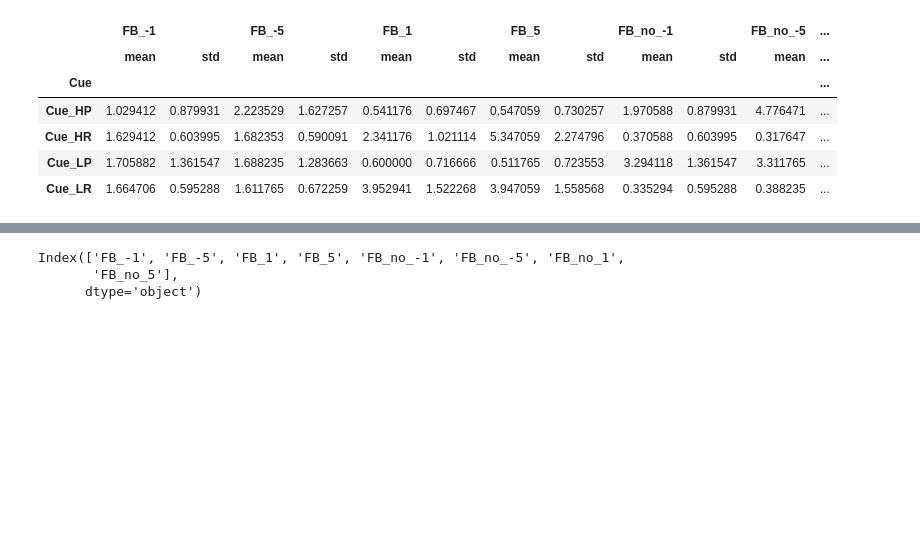
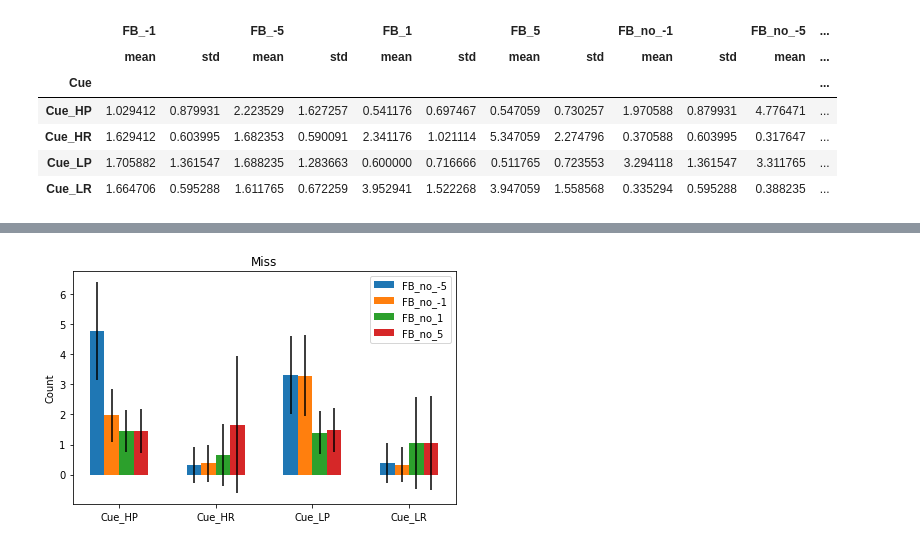
Before and after one commit to MagDub/PAT, a Jupyter notebook: exploratory-onebigDF.ipynb, the cells around one changed output, grey strips where cells are left out. Drawn from its saved outputs; the diff is of its cells as text; code cells hidden in the pictures; blank space fills up the shorter version.

```diff
--- a/exploratory-onebigDF.ipynb
+++ b/exploratory-onebigDF.ipynb
@@ -169,7 +245,28 @@ FB_m_1.plot(kind = "barh", y = "mean", legend = False,
 # %%
-summ_stats.columns.levels[0]
+x_labels = means_miss.index.to_list()
+y_labels = means_miss.columns.tolist()
+
+x = np.arange(len(labels))  # the label locations
+width = 0.15  # the width of the bars
+
+fig, ax = plt.subplots()
+
+i = 0
+for col in means_miss:
+    rects1 = ax.bar(x = x+i*width-width/2*3,
+                    height = means_miss[col].tolist(), yerr=std_miss[col].tolist(),
+                    width = width, label=y_labels[i])
+    i+=1
+
+# Add some text for labels, title and custom x-axis tick labels, etc.
+ax.set_ylabel('Count')
+ax.set_title('Miss')
+ax.set_xticks(x, x_labels)
+ax.legend()
+
+fig.tight_layout()
+
+plt.show()
 # %% [output]
-Index(['FB_-1', 'FB_-5', 'FB_1', 'FB_5', 'FB_no_-1', 'FB_no_-5', 'FB_no_1',
-       'FB_no_5'],
-      dtype='object')
+[figure, added]
 # %%
```
Also changed, not shown: parts of 8 cells of this notebook.
